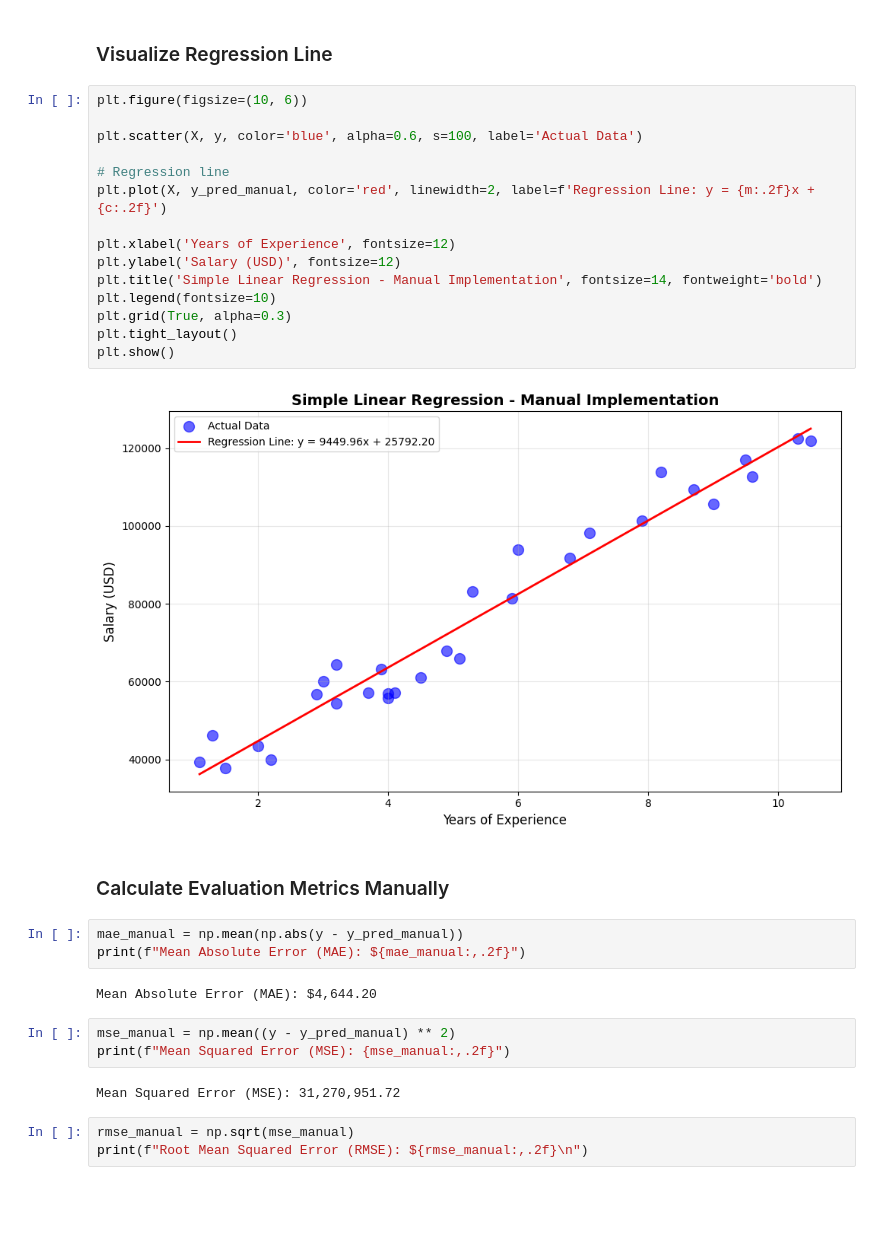
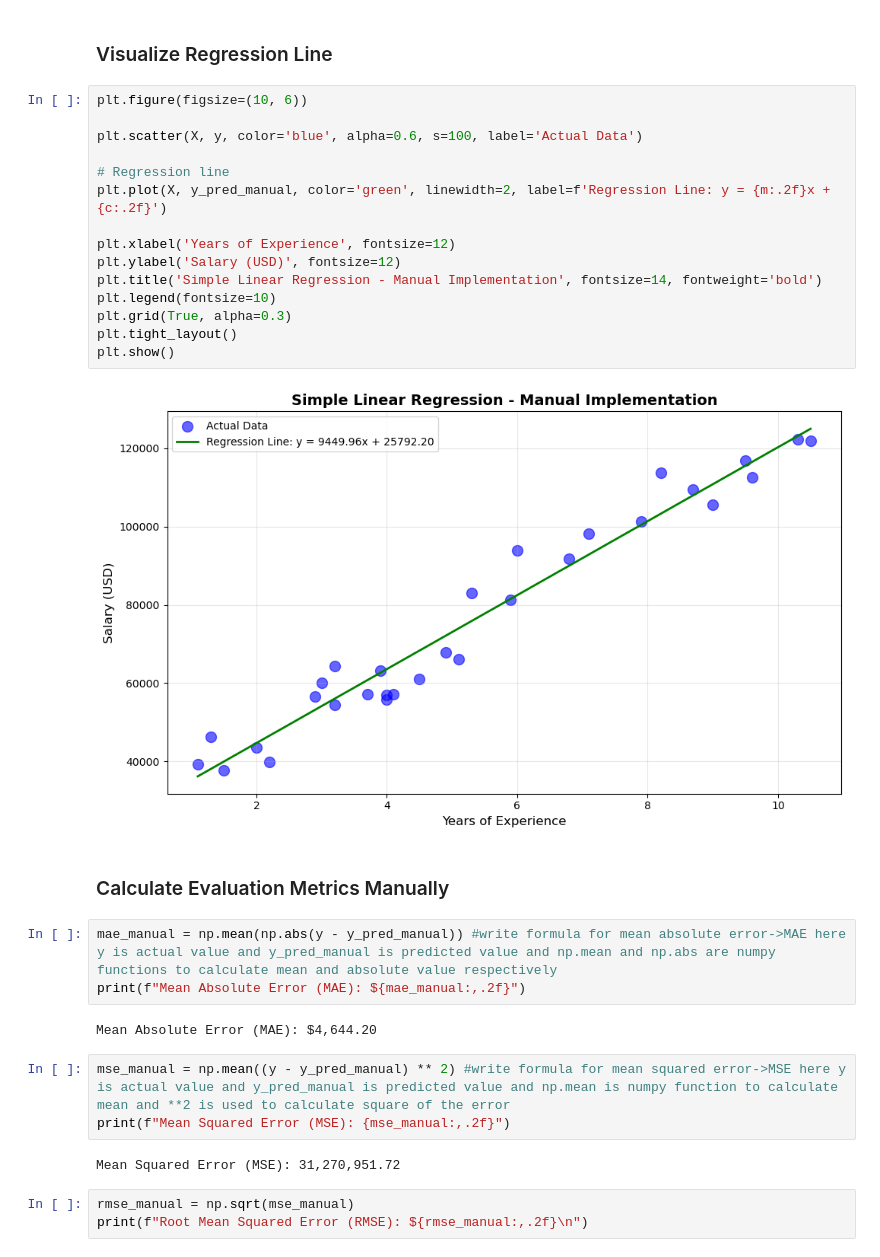
Before and after one commit to jarif162/python_class, a Jupyter notebook: new_class_other/class-07-linear-regression.ipynb, the cells around one changed output. Drawn from its saved outputs; the diff is of its cells as text; blank space fills up the shorter version.

```diff
--- a/new_class_other/class-07-linear-regression.ipynb
+++ b/new_class_other/class-07-linear-regression.ipynb
@@ -140,29 +140,29 @@ print(y_pred)
 # %%
 plt.figure(figsize=(10, 6))
 
 plt.scatter(X, y, color='blue', alpha=0.6, s=100, label='Actual Data')
 
 # Regression line
-plt.plot(X, y_pred_manual, color='red', linewidth=2, label=f'Regression Line: y = {m:.2f}x + {c:.2f}')
+plt.plot(X, y_pred_manual, color='green', linewidth=2, label=f'Regression Line: y = {m:.2f}x + {c:.2f}')
 
 plt.xlabel('Years of Experience', fontsize=12)
 plt.ylabel('Salary (USD)', fontsize=12)
 plt.title('Simple Linear Regression - Manual Implementation', fontsize=14, fontweight='bold')
 plt.legend(fontsize=10)
 plt.grid(True, alpha=0.3)
 plt.tight_layout()
 plt.show()
 # %% [output]
-[figure, old version]
+[figure, new version]
 # %% [markdown]
 ### Calculate Evaluation Metrics Manually
 # %%
-mae_manual = np.mean(np.abs(y - y_pred_manual))
+mae_manual = np.mean(np.abs(y - y_pred_manual)) #write formula for mean absolute error->MAE here y is actual value and y_pred_manual is predicted value and np.mean and np.abs are numpy functions to calculate mean and absolute value respectively
 print(f"Mean Absolute Error (MAE): ${mae_manual:,.2f}")
 # %% [output]
 Mean Absolute Error (MAE): $4,644.20
 # %%
-mse_manual = np.mean((y - y_pred_manual) ** 2)
+mse_manual = np.mean((y - y_pred_manual) ** 2) #write formula for mean squared error->MSE here y is actual value and y_pred_manual is predicted value and np.mean is numpy function to calculate mean and **2 is used to calculate square of the error
 print(f"Mean Squared Error (MSE): {mse_manual:,.2f}")
 # %% [output]
 Mean Squared Error (MSE): 31,270,951.72
```
Also changed, not shown: parts of 8 cells of this notebook.
